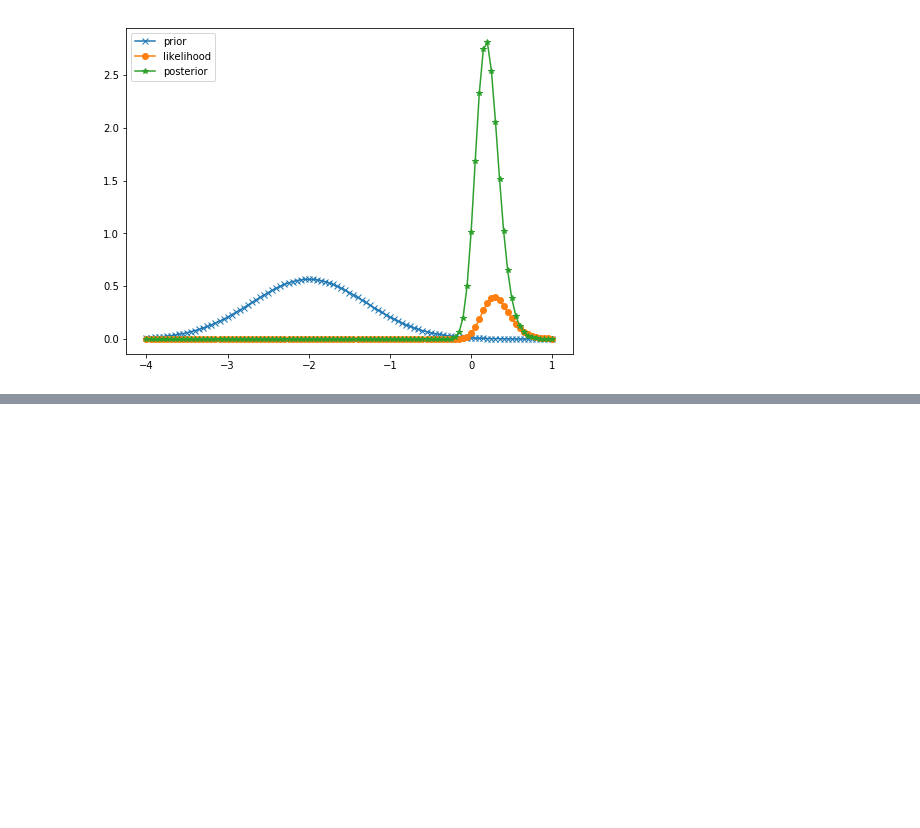
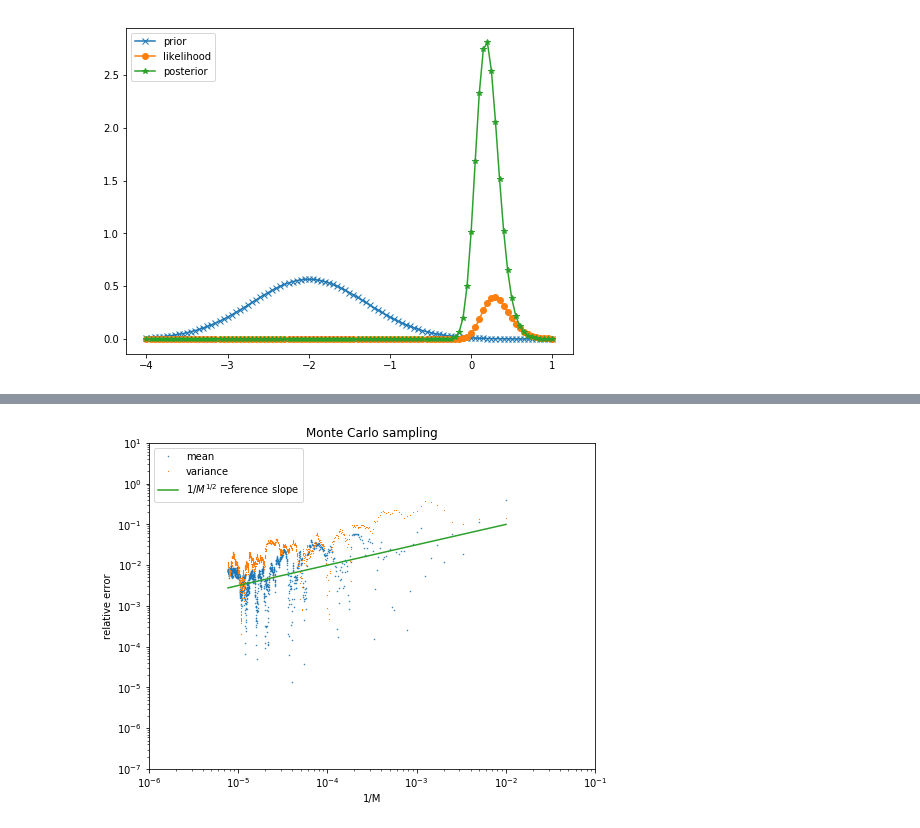
Before and after one commit to ray-chew/probabilistic_forecasting_examples, a Jupyter notebook: Chapter 5.ipynb, the cells around one changed output, grey strips where cells are left out. Saved outputs shown, nothing was run; the diff lists cells and outputs as text; code cells hidden in the pictures; blank space fills up the shorter version.

```diff
--- a/Chapter 5.ipynb
+++ b/Chapter 5.ipynb
@@ -107,0 +166,15 @@ plt.show()
+# %%
+fig2 = plt.figure(figsize=(8,6))
+M = np.arange(100,STEPS,100)
+plt.loglog(1./M, np.abs(xmean[M]-mean_post) / np.abs(mean_post), 'o', ms=0.5, label="mean")
+plt.loglog(1./M, np.abs(xvar[M]-var_post) / var_post, 'x', ms=0.5, label="variance")
+plt.loglog(1./M, np.sqrt(1./M), '-', label=r"$1/M^{1/2}$ reference slope")
+plt.xlim([1e-6,1e-1])
+plt.ylim([1e-7,1e1])
+plt.title("Monte Carlo sampling")
+plt.xlabel("1/M")
+plt.ylabel("relative error")
+plt.legend()
+plt.show()
+# %% [output]
+[figure, added]
```
Also changed, not shown: parts of 4 cells of this notebook.
